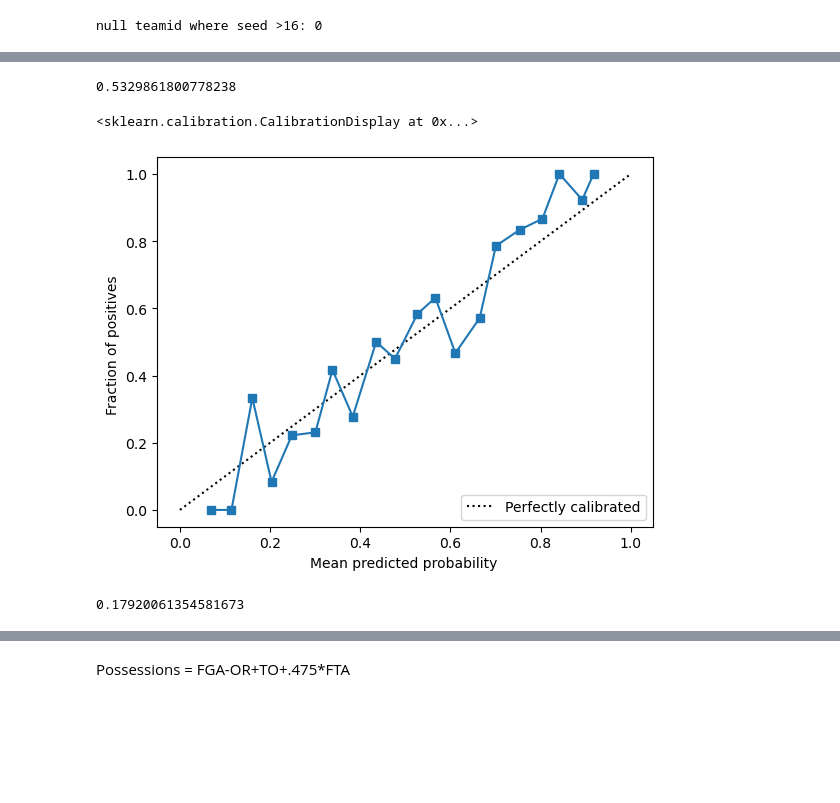
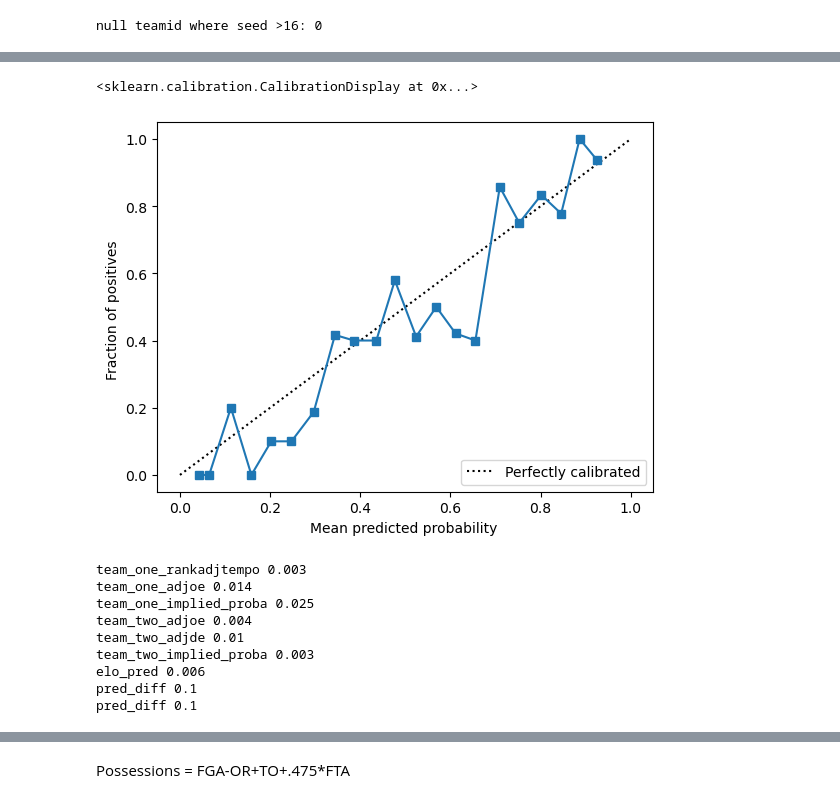
Before and after one commit to yaobviously/march_madness_kaggle, a Jupyter notebook: ncaa_model_prep.ipynb, the cells around one changed output, grey strips where cells are left out. Drawn from its saved outputs; the diff is of its cells as text; code cells hidden in the pictures; blank space fills up the shorter version.

```diff
--- a/ncaa_model_prep.ipynb
+++ b/ncaa_model_prep.ipynb
@@ -454,17 +318,7 @@ reg_target = 'score_diff'
 
 ridge_model = RidgeCV(alphas=[100, 500, 700])
 lasso_model = LassoCV(alphas=[0.1, 0.2, 0.5, 1])
-neighbors_model = KNeighborsRegressor(n_neighbors=3)
-rf_model = RandomForestRegressor()
-gbm_model = GradientBoostingRegressor()
-xtrees_model = ExtraTreesRegressor()
-stack_model = StackingRegressor(estimators=[('ridge', RidgeCV()),
-                                            ('lasso', LassoCV()),
-                                            ('kneigh', KNeighborsRegressor()),
-                                            ('gbm', GradientBoostingRegressor()),
-                                            ('rf', RandomForestRegressor()),
-                                            ('xtrees', ExtraTreesRegressor())]
-                               )
+gbm_model = GradientBoostingRegressor(loss='absolute_error')
 
 X = m_tourney_df[linear_model]
 y = m_tourney_df[reg_target]
@@ -472,19 +326,12 @@ y = m_tourney_df[reg_target]
 X_train, X_test, y_train, y_test = train_test_split(X, y, test_size=0.2)
 
 
-stack_model.fit(X_train, y_train)
-rf_model.fit(X_train, y_train)
 gbm_model.fit(X_train, y_train)
-xtrees_model.fit(X_train, y=y_train)
 ridge_model.fit(X_train, y_train)
 lasso_model.fit(X_train, y_train)
-neighbors_model.fit(X_train, y_train)
+
 
 print('lasso MAE:', mean_absolute_error(y_test, lasso_model.predict(X_test)))
 print('ridge MAE:', mean_absolute_error(y_test, ridge_model.predict(X_test)))
-print('neighbors MAE:', mean_absolute_error(y_test, neighbors_model.predict(X_test)))
 print('gbm MAE:', mean_absolute_error(y_test, gbm_model.predict(X_test)))
-print('rf MAE:', mean_absolute_error(y_test, rf_model.predict(X_test)))
-print('xtree MAE:', mean_absolute_error(y_test, xtrees_model.predict(X_test)))
-print('stacker MAE:', mean_absolute_error(y_test, stack_model.predict(X_test)))
 # %% [output]
@@ -503,3 +346,9 @@ sns.residplot(x=stack_model.predict(X), y=y)
+# %%
+model_cols = ['team_one_rankadjtempo','team_one_adjoe',
+              'team_one_implied_proba', 'team_two_adjoe','team_two_adjde',
+              'team_two_implied_proba', 'elo_pred', 'pred_diff']
+
+target = 'team_one_win'
 # %%
 # identifying rank columns and converting them to categories
 # the goal was to take advantage of native cat handling
@@ -511,16 +360,8 @@ m_tourney_df[rank_cols] = m_tourney_df[rank_cols].astype('category')
 m_tourney_df['pred_diff'] = ridge_model.predict(m_tourney_df[linear_model])
 model_cols.extend(['pred_diff'])
 # %%
-gbm_cl_model = GradientBoostingClassifier(random_state=35, max_depth=3)
+gbm_cl_model = GradientBoostingClassifier(random_state=35, max_depth=3, n_estimators=45, min_samples_leaf=28)
 hist_cl_model = HistGradientBoostingClassifier(random_state=62, max_depth=3)
-
-params = {
-    'max_depth' : [2, 3],
-    'min_samples_leaf' : [26, 27, 29],
-    'max_iter' : [40, 42, 44]
-}
-
-gridsearch = GridSearchCV(model, param_grid=params, cv=10, scoring='neg_log_loss')
 
 X = m_tourney_df[model_cols].copy()
 y = m_tourney_df[target].values
@@ -529,5 +370,8 @@ X_train, X_test, y_train, y_test = train_test_split(X, y, test_size=0.2, random_
 
 gbm_cl_model.fit(X_train, y_train)
 hist_cl_model.fit(X_train, y_train)
-gridsearch.fit(X_train, y_train)
+
+print("gbm log loss:", log_loss(y_test, gbm_cl_model.predict_proba(X_test)[:,1]))
+print("gbm brier loss:", brier_score_loss(y_test, gbm_cl_model.predict_proba(X_test).round(3)[:,1]))
+print("hist log loss:", log_loss(y_test, hist_cl_model.predict_proba(X_test)[:,1]))
 # %% [output]
@@ -556,22 +391,35 @@ CalibratedClassifierCV(cv=5,
-# %%
-log_loss(y_test, cal_model.predict_proba(X_test)[:,1])
-# %% [output]
-0.5329861800778238
 # %%
-y_probs = cal_model.predict_proba(X_test[model_cols]).round(3)[:,1]
+y_probs = gbm_cl_model.predict_proba(X_test).round(3)[:,1]
 
 prob_true, prob_pred = calibration_curve(y_test, y_probs, n_bins=22)
 
 disp = CalibrationDisplay(prob_true, prob_pred, y_probs)
 
 disp.plot()
 # %% [output]
 <sklearn.calibration.CalibrationDisplay at 0x...>
-[figure, old version]
+[figure, new version]
-# %%
-brier_score_loss(y_test, cal_model.predict_proba(X_test[model_cols]).round(3)[:,1])
-# %% [output]
-0.17920061354581673
 # %%
 X_test['preds'] = cal_model.predict_proba(X_test).round(3)[:,1]
 X_test['result'] = y_test
+# %%
+from sklearn.inspection import permutation_importance
+
+pi = permutation_importance(gbm_cl_model, X_test, y_test, scoring=['neg_log_loss', 'neg_brier_score'], n_repeats=8)
+
+useful_features = []
+
+for f, i in zip(model_cols, pi['neg_log_loss']['importances_mean']):
+    if i.round(3) >= 0.001:
+        useful_features.append(f)
+    print(f, i.round(3))
+# %% [output]
+team_one_rankadjtempo 0.003
+team_one_adjoe 0.014
+team_one_implied_proba 0.025
+team_two_adjoe 0.004
+team_two_adjde 0.01
+team_two_implied_proba 0.003
+elo_pred 0.006
+pred_diff 0.1
+pred_diff 0.1
```
Also changed, not shown: parts of 44 cells of this notebook, 3 other files.
